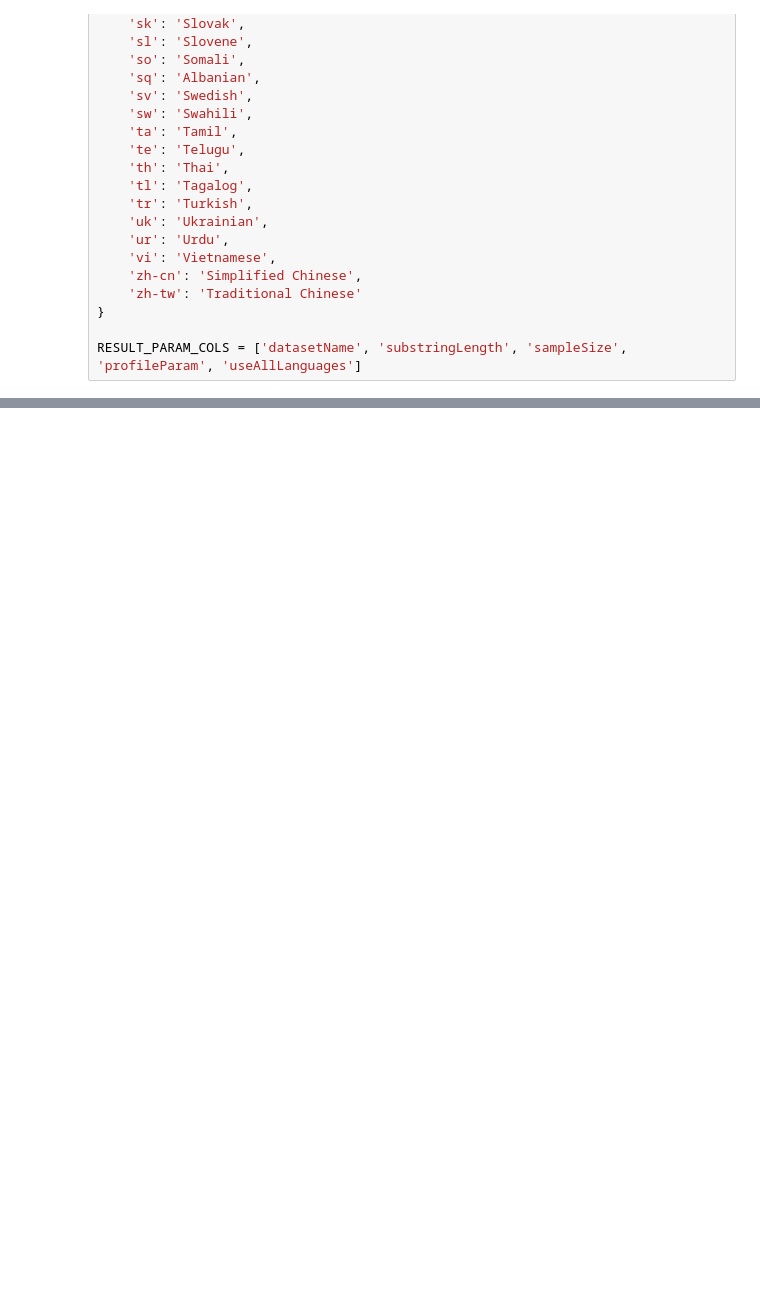
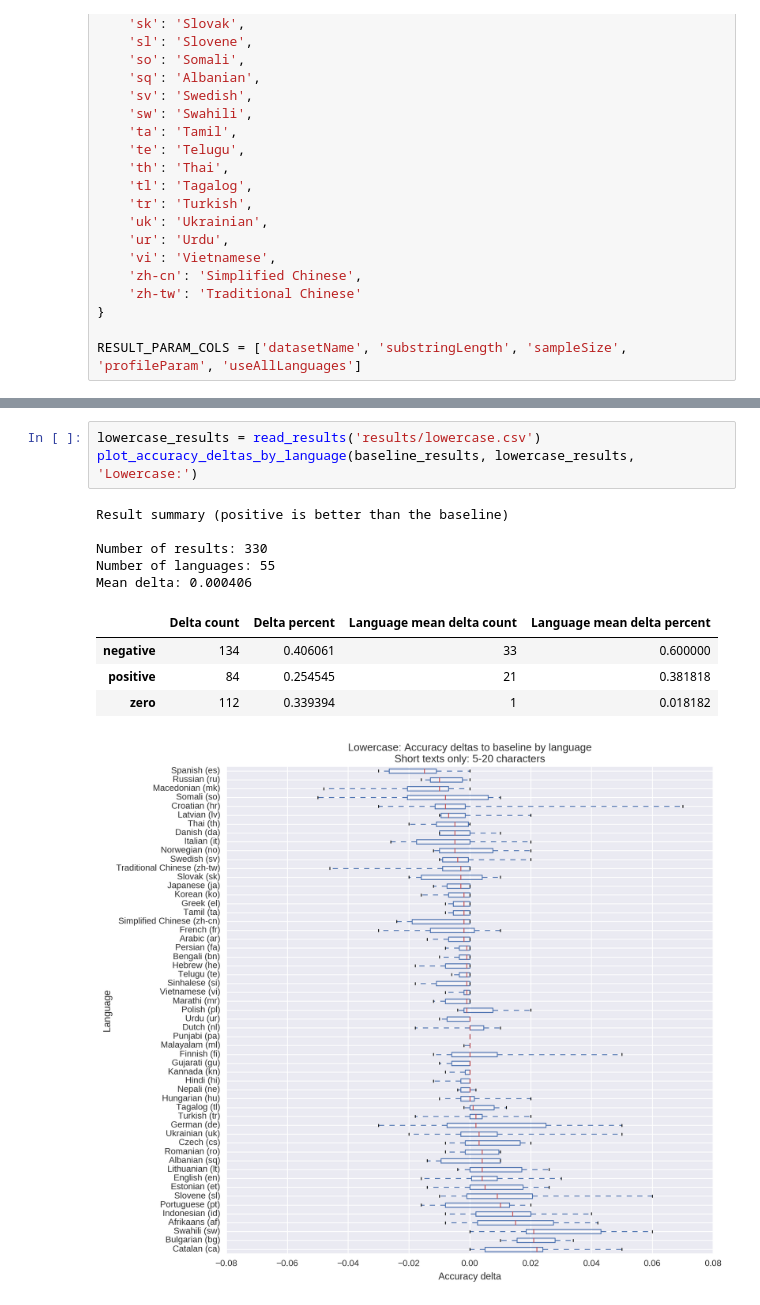
Before and after one commit to Automattic/elasticsearch-langdetect, a Jupyter notebook: experiments/Classification experiments - merged-average baseline.ipynb, the cells around one changed output, grey strips where cells are left out. Drawn from its saved outputs; the diff is of its cells as text; blank space fills up the shorter version.

```diff
--- a/experiments/Classification experiments - merged-average baseline.ipynb
+++ b/experiments/Classification experiments - merged-average baseline.ipynb
@@ -177,0 +227,14 @@ plot_accuracy_deltas_by_language(baseline_results,
+# %%
+lowercase_results = read_results('results/lowercase.csv')
+plot_accuracy_deltas_by_language(baseline_results, lowercase_results, 'Lowercase:')
+# %% [output]
+Result summary (positive is better than the baseline)
+
+Number of results: 330
+Number of languages: 55
+Mean delta: 0.000406
+|  | Delta count | Delta percent | Language mean delta count | Language mean delta percent |
+| negative | 134 | 0.406061 | 33 | 0.600000 |
+| positive | 84 | 0.254545 | 21 | 0.381818 |
+| zero | 112 | 0.339394 | 1 | 0.018182 |
+[figure, added]
```
Also changed, not shown: parts of 6 cells of this notebook, 4 other files.
